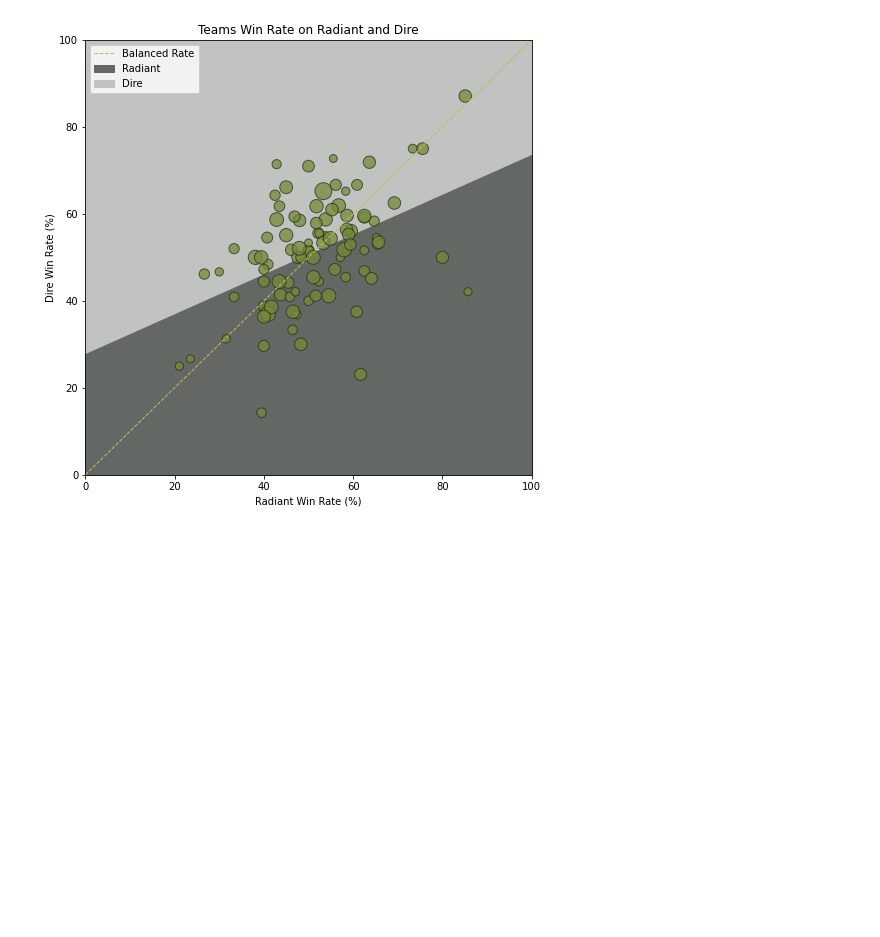
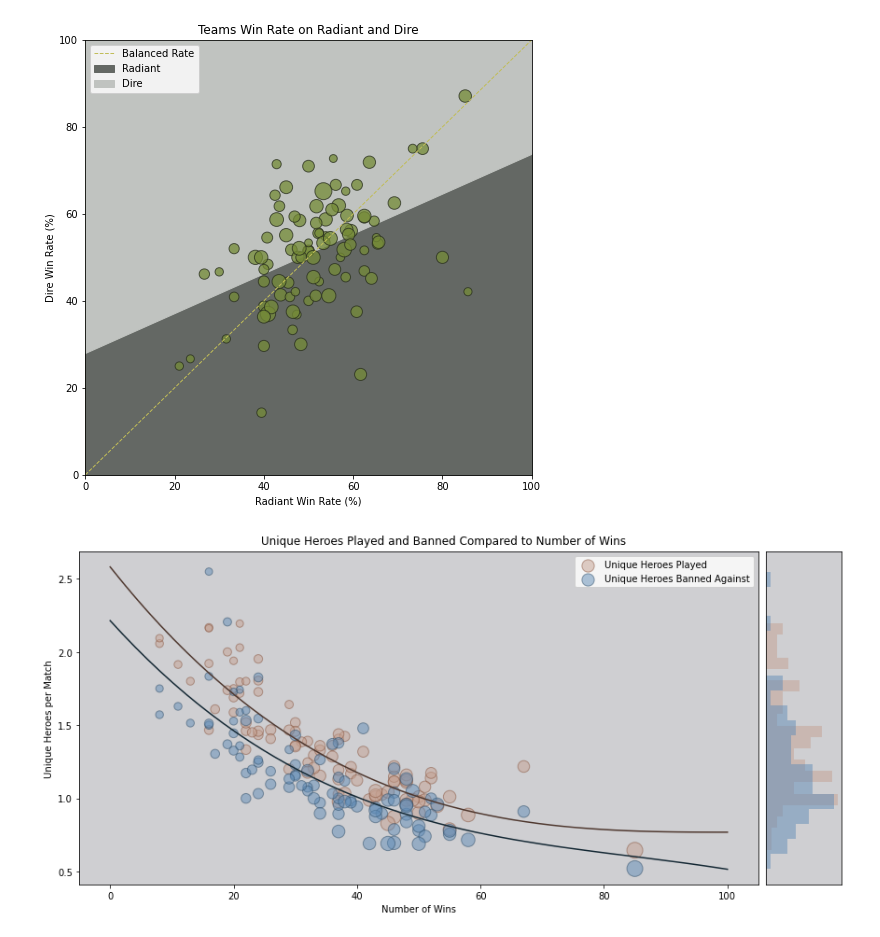
Before and after one commit to jpcajanding/dota2_teams_performance, a Jupyter notebook: visualization.ipynb, the cells around one changed output. Saved outputs shown, nothing was run; the diff lists cells and outputs as text; code cells hidden in the pictures; blank space fills up the shorter version.

Commit message:
Added heroes played and banned viz

```diff
--- a/visualization.ipynb
+++ b/visualization.ipynb
@@ -386,3 +387,66 @@ ax.legend()
 # %% [output]
 <matplotlib.legend.Legend at 0x...>
 [figure]
+# %%
+results['heroes_played_per_match'] = results['unique_heroes_played']/results['matches']
+results['heroes_banned_per_match'] = results['unique_heroes_banned_against']/results['matches']
+
+heroes_played_per_match = results['heroes_played_per_match'].to_numpy()
+heroes_banned_per_match = results['heroes_banned_per_match'].to_numpy()
+wins = results['patch_wins'].to_numpy().reshape((-1,1))
+
+lin_reg = LinearRegression()
+
+poly_reg = PolynomialFeatures(degree=3)
+wins_poly = poly_reg.fit_transform(wins)
+
+lin_reg.fit(wins_poly, heroes_played_per_match)
+curve_fit_played = lin_reg.predict(poly_reg.transform(np.linspace(0,100).reshape((-1,1))))
+
+lin_reg.fit(wins_poly, heroes_banned_per_match)
+curve_fit_banned = lin_reg.predict(poly_reg.transform(np.linspace(0,100).reshape((-1,1))))
+# %%
+fig, (ax, ax_hist)= plt.subplots(1, 2, figsize=(12,6), sharey=True, gridspec_kw={'width_ratios': [9, 1]})
+
+fig.suptitle("Unique Heroes Played and Banned Compared to Number of Wins")
+ax.set_facecolor('#CFCFD2')
+
+ax.scatter(x=results['patch_wins'],
+           y=results['heroes_played_per_match'],
+           s=results['matches']*2,
+           c='#C5A191',
+           edgecolors='#86513A',
+           alpha=0.50,
+           label='Unique Heroes Played')
+ax.scatter(x=results['patch_wins'],
+           y=results['heroes_banned_per_match'],
+           s=results['matches']*2,
+           c='#608CB7',
+           edgecolors='#2B4A65',
+           alpha=0.50,
+           label='Unique Heroes Banned Against')
+ax.plot(np.linspace(0,100), curve_fit_played, c='#4F382F')
+ax.plot(np.linspace(0,100), curve_fit_banned, c='#142834')
+
+ax.set_xlabel('Number of Wins')
+ax.set_ylabel('Unique Heroes per Match')
+ax.legend()
+
+ax_hist.set_facecolor('#CFCFD2')
+ax_hist.hist(results['heroes_played_per_match'],
+             bins=20,
+             density=True,
+             orientation='horizontal',
+             alpha=0.5,
+             color='#C5A191')
+ax_hist.hist(results['heroes_banned_per_match'],
+             bins=20,
+             density=True,
+             orientation='horizontal',
+             alpha=0.5,
+             color='#608CB7',)
+ax_hist.axes.xaxis.set_visible(False)
+ax_hist.axes.yaxis.set_visible(False)
+fig.tight_layout(rect=[0, 0.03, 1, 0.95], pad=0.5)
+# %% [output]
+[figure, added]
```
Also changed, not shown: parts of 2 cells of this notebook.
